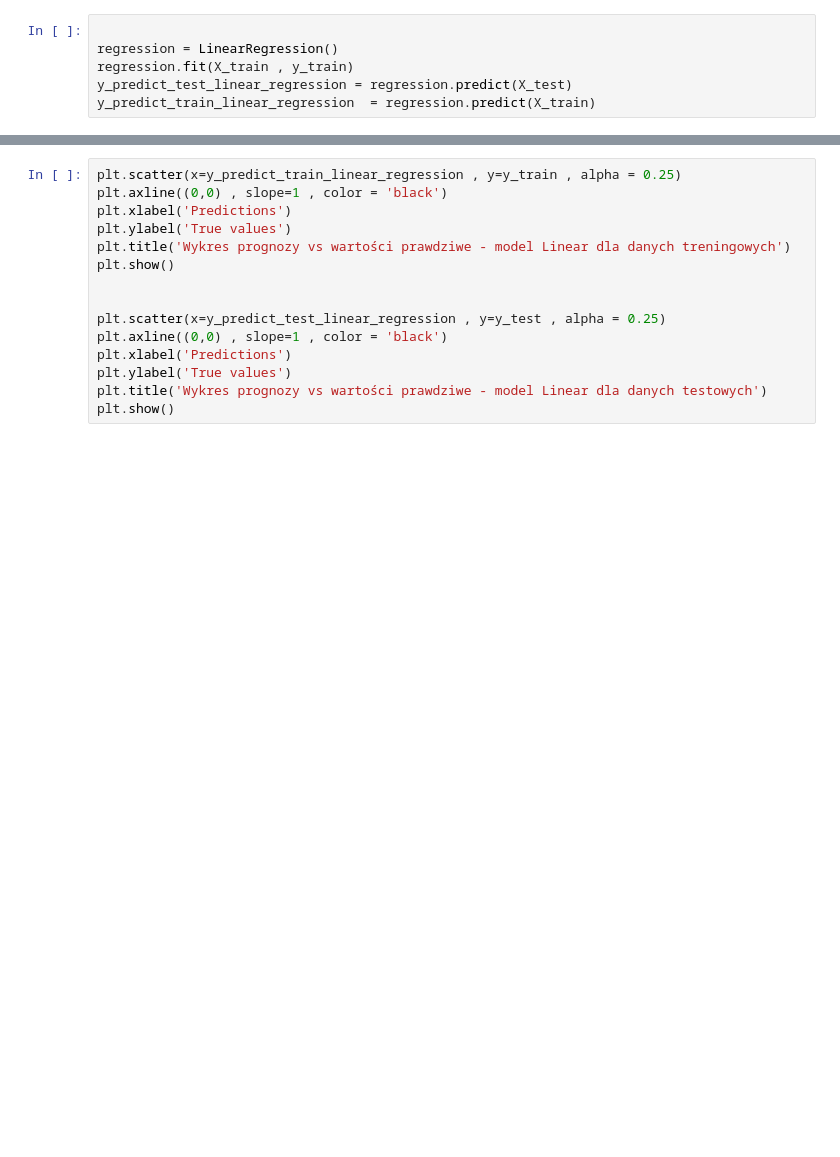
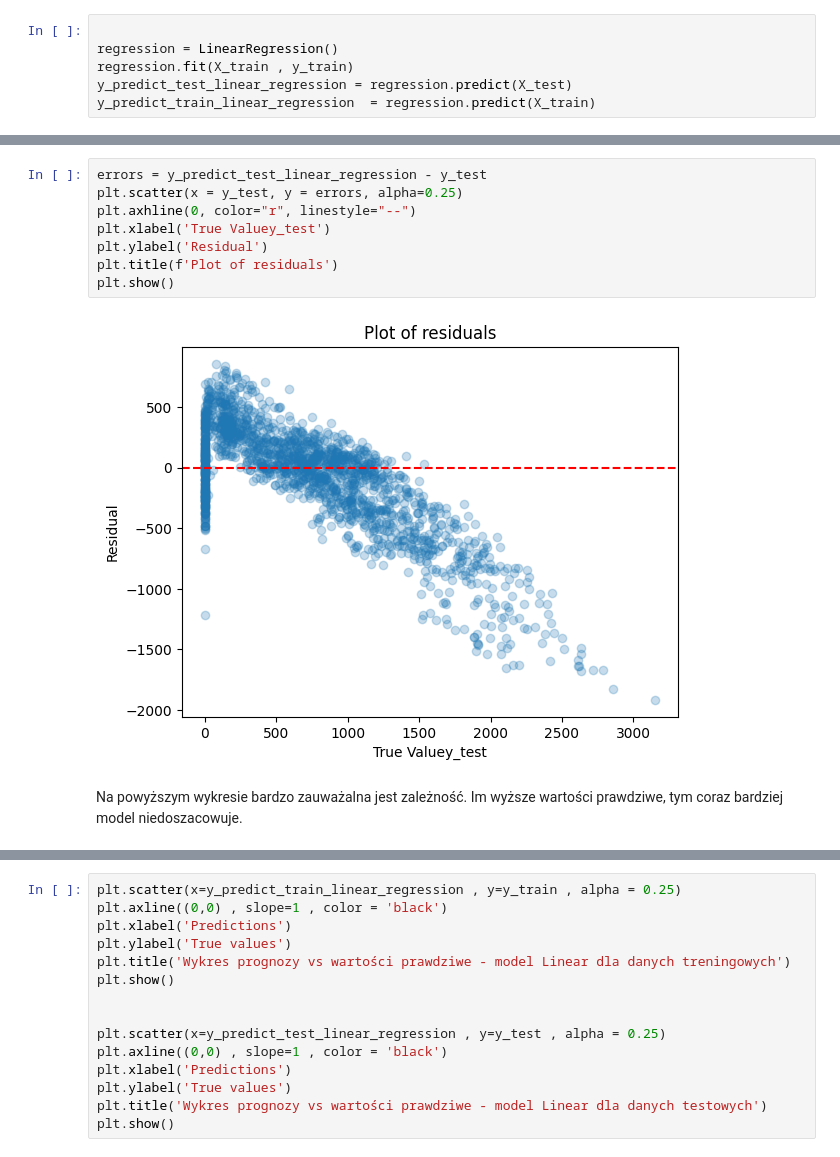
Before and after one commit to dawid584/ML-Engineer, a Jupyter notebook: Untitled.ipynb, the cells around one changed output, grey strips where cells are left out. Saved outputs shown, nothing was run; the diff lists cells and outputs as text; blank space fills up the shorter version.

```diff
--- a/Untitled.ipynb
+++ b/Untitled.ipynb
@@ -203,0 +264,12 @@ y_predict_train_linear_regression  = regression.predict(X_train)
+# %%
+errors = y_predict_test_linear_regression - y_test
+plt.scatter(x = y_test, y = errors, alpha=0.25)
+plt.axhline(0, color="r", linestyle="--")
+plt.xlabel('True Valuey_test')
+plt.ylabel('Residual')
+plt.title(f'Plot of residuals')
+plt.show()
+# %% [output]
+[figure, added]
+# %% [markdown]
+Na powyższym wykresie bardzo zauważalna jest zależność. Im wyższe wartości prawdziwe, tym coraz bardziej model niedoszacowuje.
```
Also changed, not shown: parts of 16 cells of this notebook.
